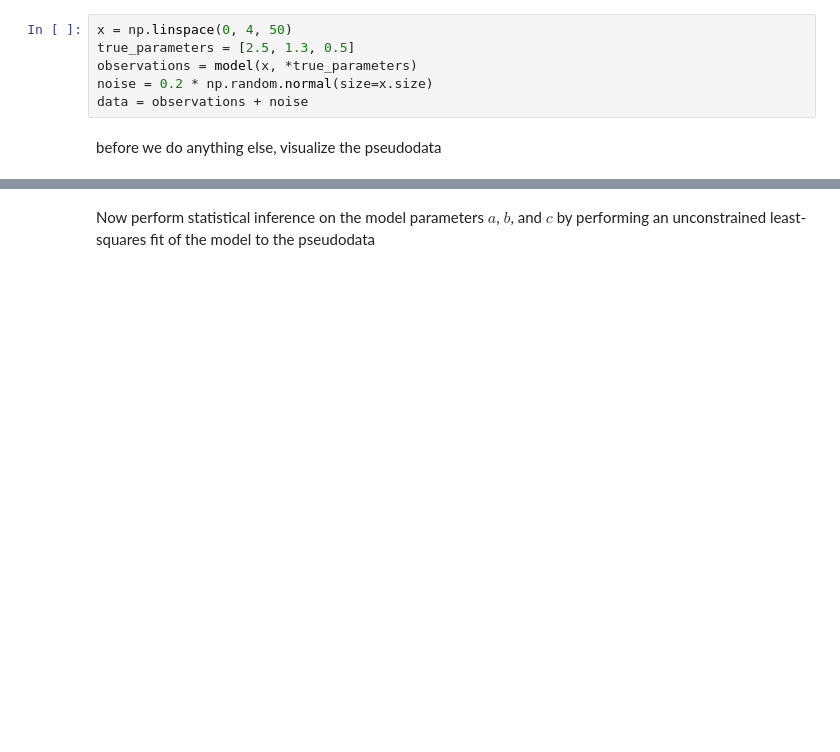
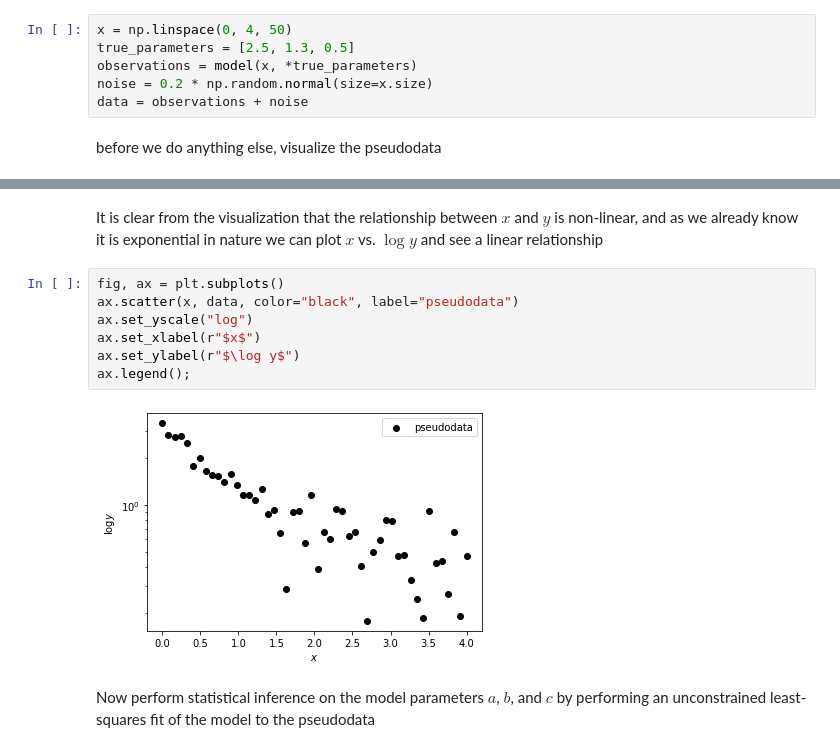
Before and after one commit to matthewfeickert/linear-and-nonlinear-models, a Jupyter notebook: notebooks/scipy-non-linear-example.ipynb, the cells around one changed output, grey strips where cells are left out. Saved outputs shown, nothing was run; the diff lists cells and outputs as text; blank space fills up the shorter version.

```diff
--- a/notebooks/scipy-non-linear-example.ipynb
+++ b/notebooks/scipy-non-linear-example.ipynb
@@ -40,3 +39,14 @@ ax.legend()
+# %% [markdown]
+It is clear from the visualization that the relationship between $x$ and $y$ is non-linear, and as we already know it is exponential in nature we can plot $x$ vs. $\log y$ and see a linear relationship
+# %%
+fig, ax = plt.subplots()
+ax.scatter(x, data, color="black", label="pseudodata")
+ax.set_yscale("log")
+ax.set_xlabel(r"$x$")
+ax.set_ylabel(r"$\log y$")
+ax.legend();
+# %% [output]
+[figure, added]
 # %% [markdown]
 Now perform statistical inference on the model parameters $a$, $b$, and $c$ by performing an unconstrained least-squares fit of the model to the pseudodata
 # %%
```
Also changed, not shown: parts of 3 cells of this notebook.
